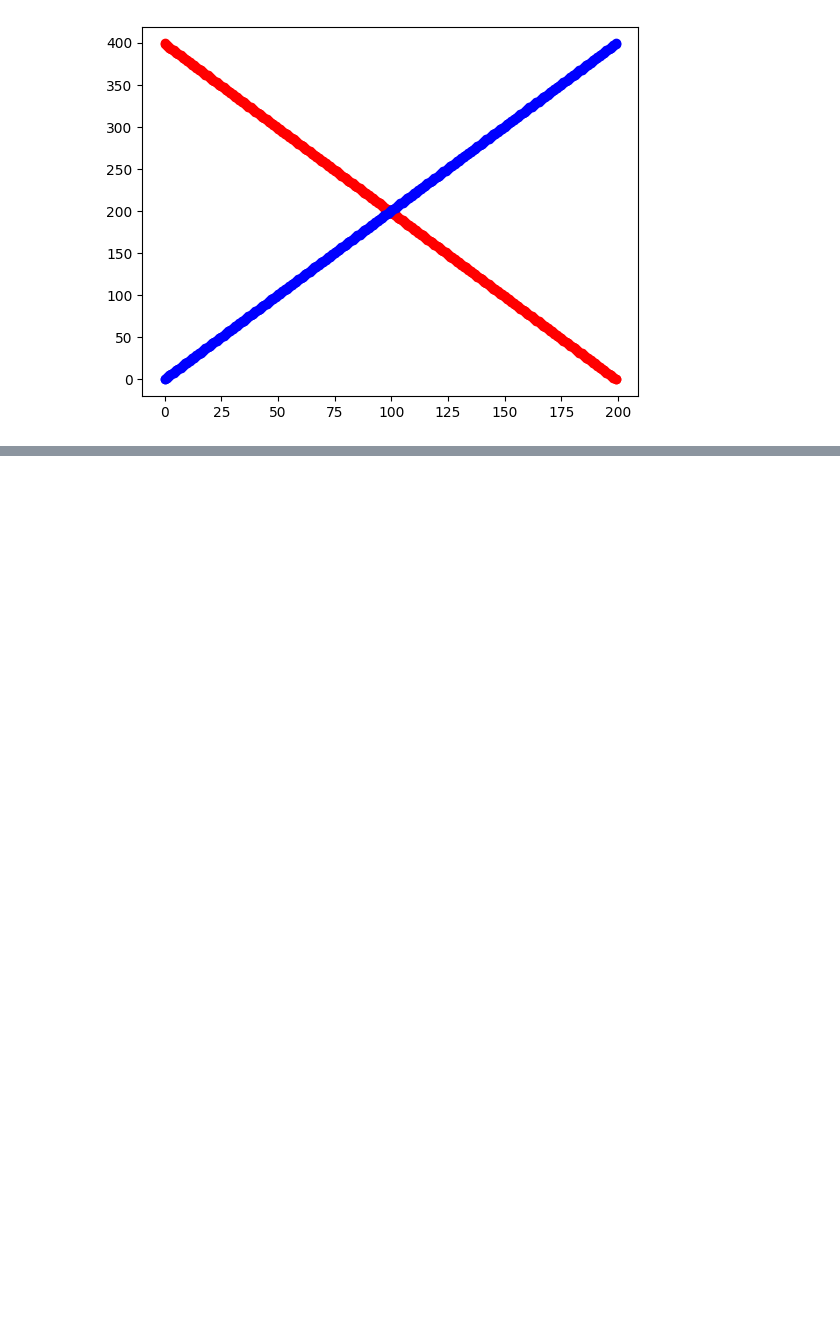
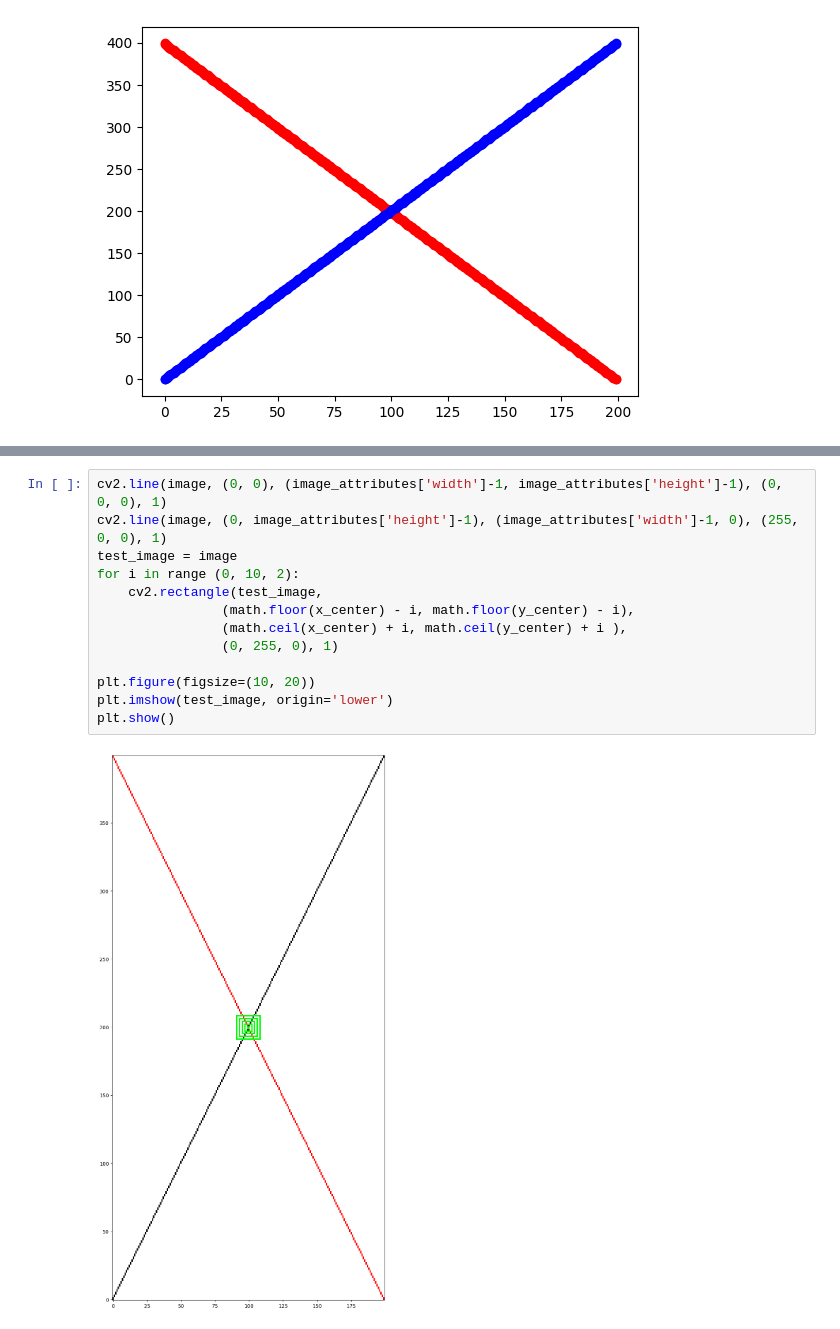
Before and after one commit to DarkFromAbyss/Computer_Vision, a Jupyter notebook: homeworks.ipynb, the cells around one changed output, grey strips where cells are left out. Saved outputs shown, nothing was run; the diff lists cells and outputs as text; blank space fills up the shorter version.

```diff
--- a/homeworks.ipynb
+++ b/homeworks.ipynb
@@ -221,0 +273,15 @@ plt.imshow(cv2.cvtColor(image_temp, cv2.COLOR_BGR2RGB), origin='lower')
+# %%
+cv2.line(image, (0, 0), (image_attributes['width']-1, image_attributes['height']-1), (0, 0, 0), 1)
+cv2.line(image, (0, image_attributes['height']-1), (image_attributes['width']-1, 0), (255, 0, 0), 1)
+test_image = image
+for i in range (0, 10, 2):
+    cv2.rectangle(test_image,
+                (math.floor(x_center) - i, math.floor(y_center) - i),
+                (math.ceil(x_center) + i, math.ceil(y_center) + i ),
+                (0, 255, 0), 1)
+
+plt.figure(figsize=(10, 20))
+plt.imshow(test_image, origin='lower')
+plt.show()
+# %% [output]
+[figure, added]
```
Also changed, not shown: parts of 13 cells of this notebook.
